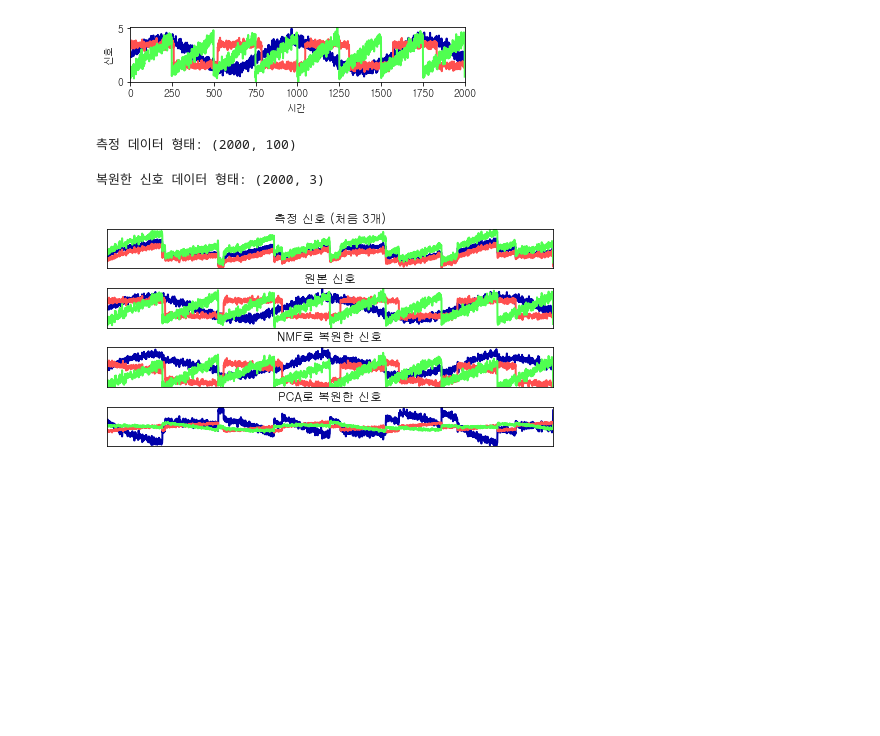
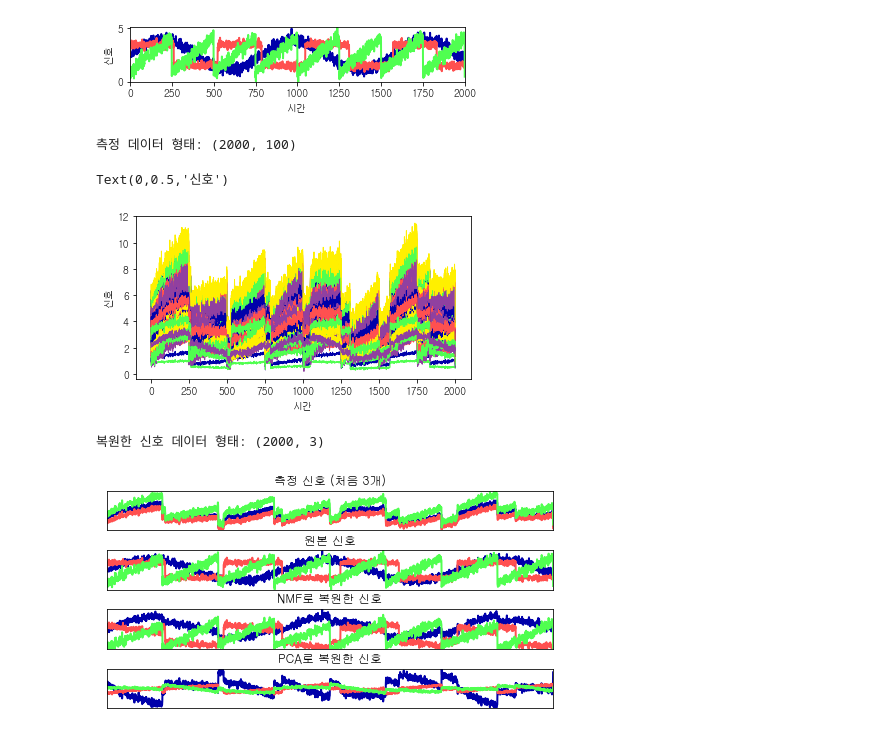
Before and after one commit to CrlAYh/data_science_2018, a Jupyter notebook: Chapter03/3.4.2.ipynb, the cells around one changed output. Cells and saved outputs as stored; diff of their text form; code cells hidden in the pictures; blank space fills up the shorter version.

```diff
--- a/Chapter03/3.4.2.ipynb
+++ b/Chapter03/3.4.2.ipynb
@@ -109,10 +187,17 @@ plt.margins(0)
 # %%
 # 원본 데이터를 사용해 100개의 측정 데이터를 만듭니다
 A = np.random.RandomState(0).uniform(size=(100, 3))
 X = np.dot(S, A.T)
 print("측정 데이터 형태: {}".format(X.shape))
+
+plt.figure(figsize=(6, 3))
+plt.plot(X, '-', linewidth=1.0)
+plt.xlabel("시간")
+plt.ylabel("신호")
 # %% [output]
 측정 데이터 형태: (2000, 100)
+Text(0,0.5,'신호')
+[figure, added]
 # %%
 nmf = NMF(n_components=3, random_state=42)
 S_ = nmf.fit_transform(X)
```
Also changed, not shown: parts of 13 cells of this notebook, 8 other files.
